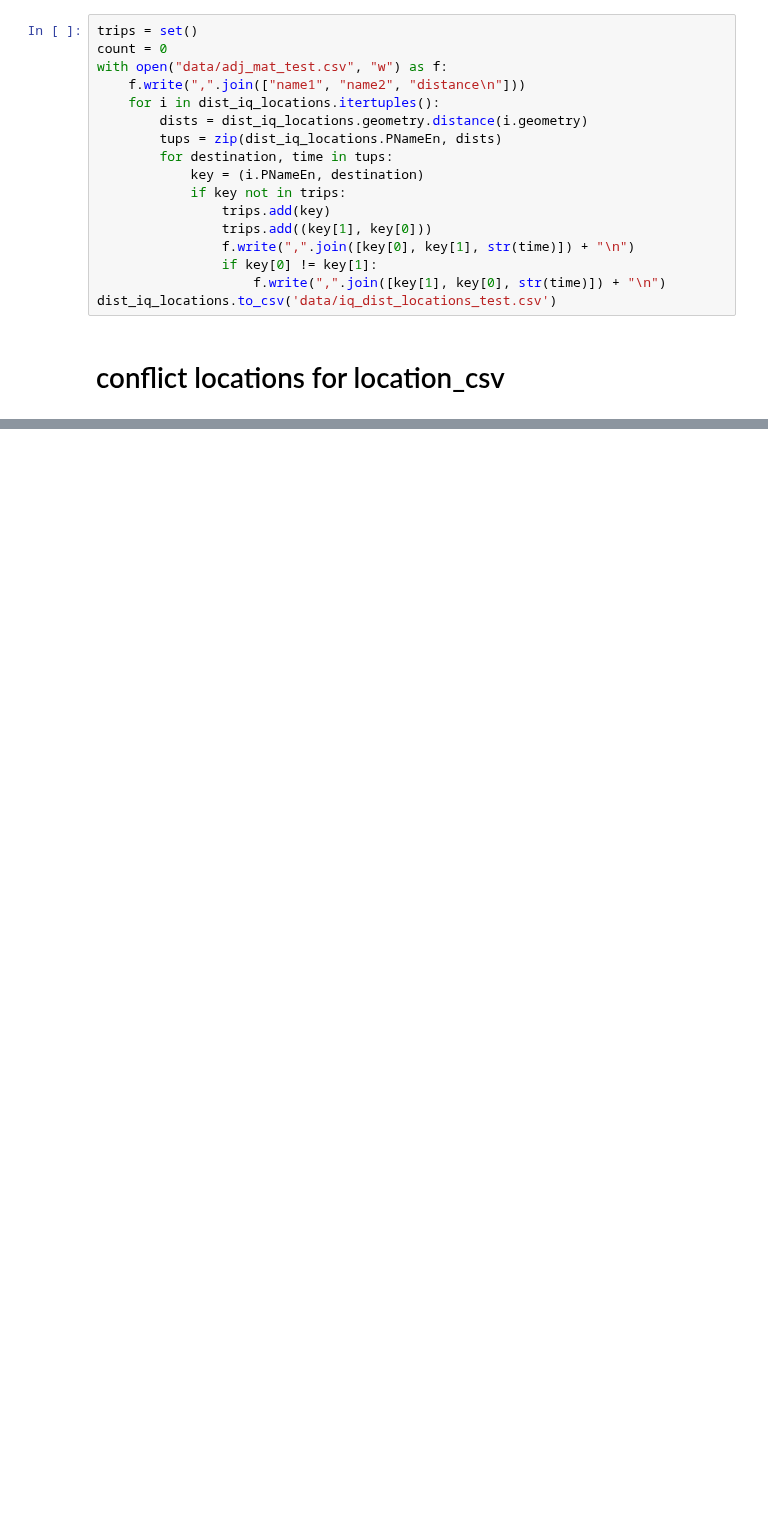
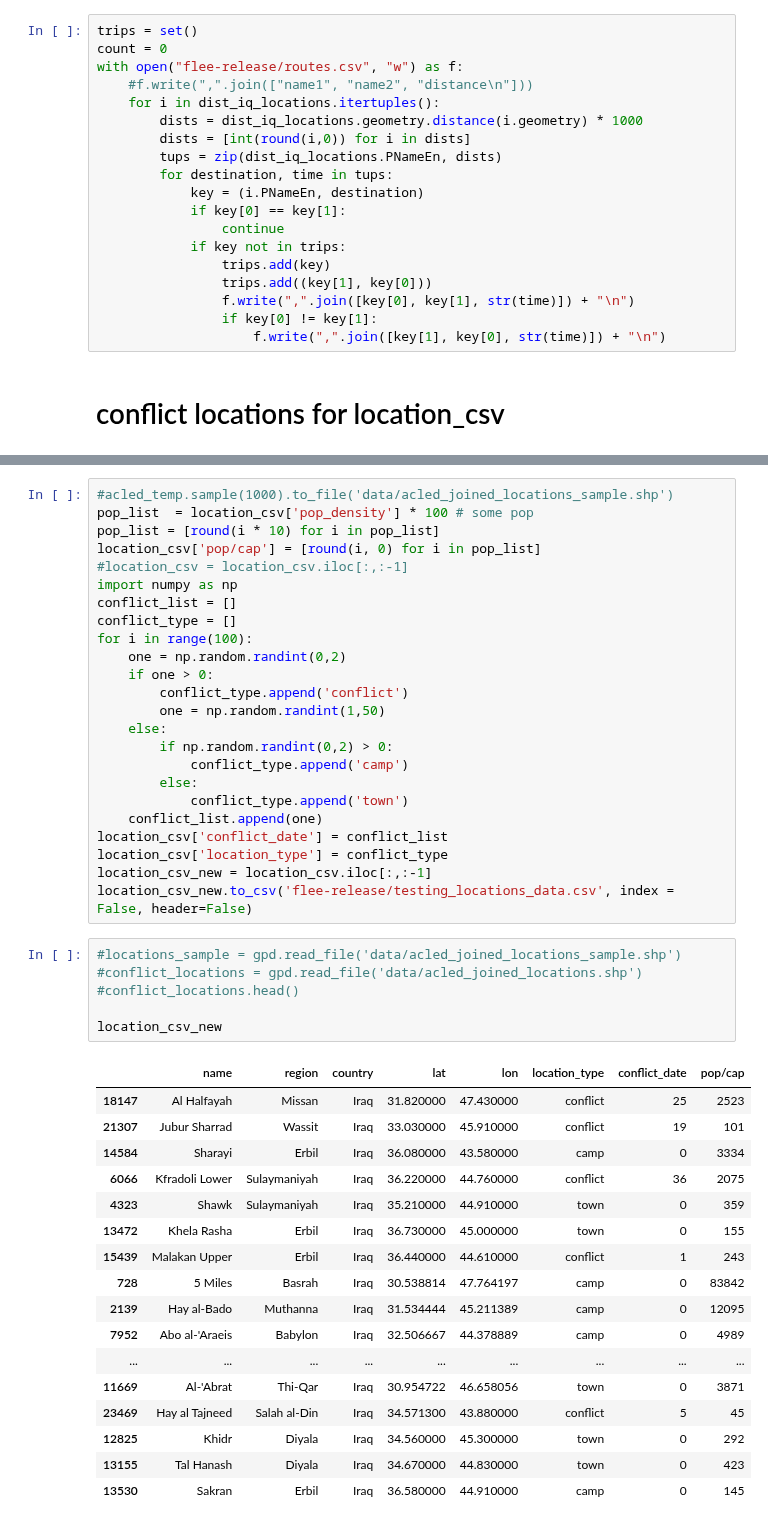
Before and after one commit to tamos/MACS30200proj, a Jupyter notebook: paper_code/DataPreparation_Flee.ipynb, the cells around one changed output, grey strips where cells are left out. Saved outputs shown, nothing was run; the diff lists cells and outputs as text; blank space fills up the shorter version.

```diff
--- a/paper_code/DataPreparation_Flee.ipynb
+++ b/paper_code/DataPreparation_Flee.ipynb
@@ -99,20 +114,22 @@ dist_df.to_csv('distance_matrix.csv')'''
 # %%
 trips = set()
 count = 0
-with open("data/adj_mat_test.csv", "w") as f:
-    f.write(",".join(["name1", "name2", "distance\n"]))
+with open("flee-release/routes.csv", "w") as f:
+    #f.write(",".join(["name1", "name2", "distance\n"]))
     for i in dist_iq_locations.itertuples():
-        dists = dist_iq_locations.geometry.distance(i.geometry)
+        dists = dist_iq_locations.geometry.distance(i.geometry) * 1000
+        dists = [int(round(i,0)) for i in dists]
         tups = zip(dist_iq_locations.PNameEn, dists)
         for destination, time in tups:
             key = (i.PNameEn, destination)
+            if key[0] == key[1]:
+                continue
             if key not in trips:
                 trips.add(key)
                 trips.add((key[1], key[0]))
                 f.write(",".join([key[0], key[1], str(time)]) + "\n")
                 if key[0] != key[1]:
                     f.write(",".join([key[1], key[0], str(time)]) + "\n")
-dist_iq_locations.to_csv('data/iq_dist_locations_test.csv')
 # %% [markdown]
 # conflict locations for location_csv
 # %%
@@ -140,0 +159,48 @@ acled_temp.sample(1000).to_file('data/acled_joined_locations_sample.shp')
+# %%
+#acled_temp.sample(1000).to_file('data/acled_joined_locations_sample.shp')
+pop_list  = location_csv['pop_density'] * 100 # some pop
+pop_list = [round(i * 10) for i in pop_list]
+location_csv['pop/cap'] = [round(i, 0) for i in pop_list]
+#location_csv = location_csv.iloc[:,:-1]
+import numpy as np
+conflict_list = []
+conflict_type = []
+for i in range(100):
+    one = np.random.randint(0,2)
+    if one > 0:
+        conflict_type.append('conflict')
+        one = np.random.randint(1,50)
+    else:
+        if np.random.randint(0,2) > 0:
+            conflict_type.append('camp')
+        else:
+            conflict_type.append('town')
+    conflict_list.append(one)
+location_csv['conflict_date'] = conflict_list
+location_csv['location_type'] = conflict_type
+location_csv_new = location_csv.iloc[:,:-1]
+location_csv_new.to_csv('flee-release/testing_locations_data.csv', index = False, header=False)
+# %%
+#locations_sample = gpd.read_file('data/acled_joined_locations_sample.shp')
+#conflict_locations = gpd.read_file('data/acled_joined_locations.shp')
+#conflict_locations.head()
+
+location_csv_new
+# %% [output]
+|  | name | region | country | lat | lon | location_type | conflict_date | pop/cap |
+| 18147 | Al Halfayah | Missan | Iraq | 31.820000 | 47.430000 | conflict | 25 | 2523 |
+| 21307 | Jubur Sharrad | Wassit | Iraq | 33.030000 | 45.910000 | conflict | 19 | 101 |
+| 14584 | Sharayi | Erbil | Iraq | 36.080000 | 43.580000 | camp | 0 | 3334 |
+| 6066 | Kfradoli Lower | Sulaymaniyah | Iraq | 36.220000 | 44.760000 | conflict | 36 | 2075 |
+| 4323 | Shawk | Sulaymaniyah | Iraq | 35.210000 | 44.910000 | town | 0 | 359 |
+| 13472 | Khela Rasha | Erbil | Iraq | 36.730000 | 45.000000 | town | 0 | 155 |
+| 15439 | Malakan Upper | Erbil | Iraq | 36.440000 | 44.610000 | conflict | 1 | 243 |
+| 728 | 5 Miles | Basrah | Iraq | 30.538814 | 47.764197 | camp | 0 | 83842 |
+| 2139 | Hay al-Bado | Muthanna | Iraq | 31.534444 | 45.211389 | camp | 0 | 12095 |
+| 7952 | Abo al-'Araeis | Babylon | Iraq | 32.506667 | 44.378889 | camp | 0 | 4989 |
+| ... | ... | ... | ... | ... | ... | ... | ... | ... |
+| 11669 | Al-'Abrat | Thi-Qar | Iraq | 30.954722 | 46.658056 | town | 0 | 3871 |
+| 23469 | Hay al Tajneed | Salah al-Din | Iraq | 34.571300 | 43.880000 | conflict | 5 | 45 |
+| 12825 | Khidr | Diyala | Iraq | 34.560000 | 45.300000 | town | 0 | 292 |
+| 13155 | Tal Hanash | Diyala | Iraq | 34.670000 | 44.830000 | town | 0 | 423 |
+| 13530 | Sakran | Erbil | Iraq | 36.580000 | 44.910000 | camp | 0 | 145 |
```
Also changed, not shown: parts of 22 cells of this notebook.
